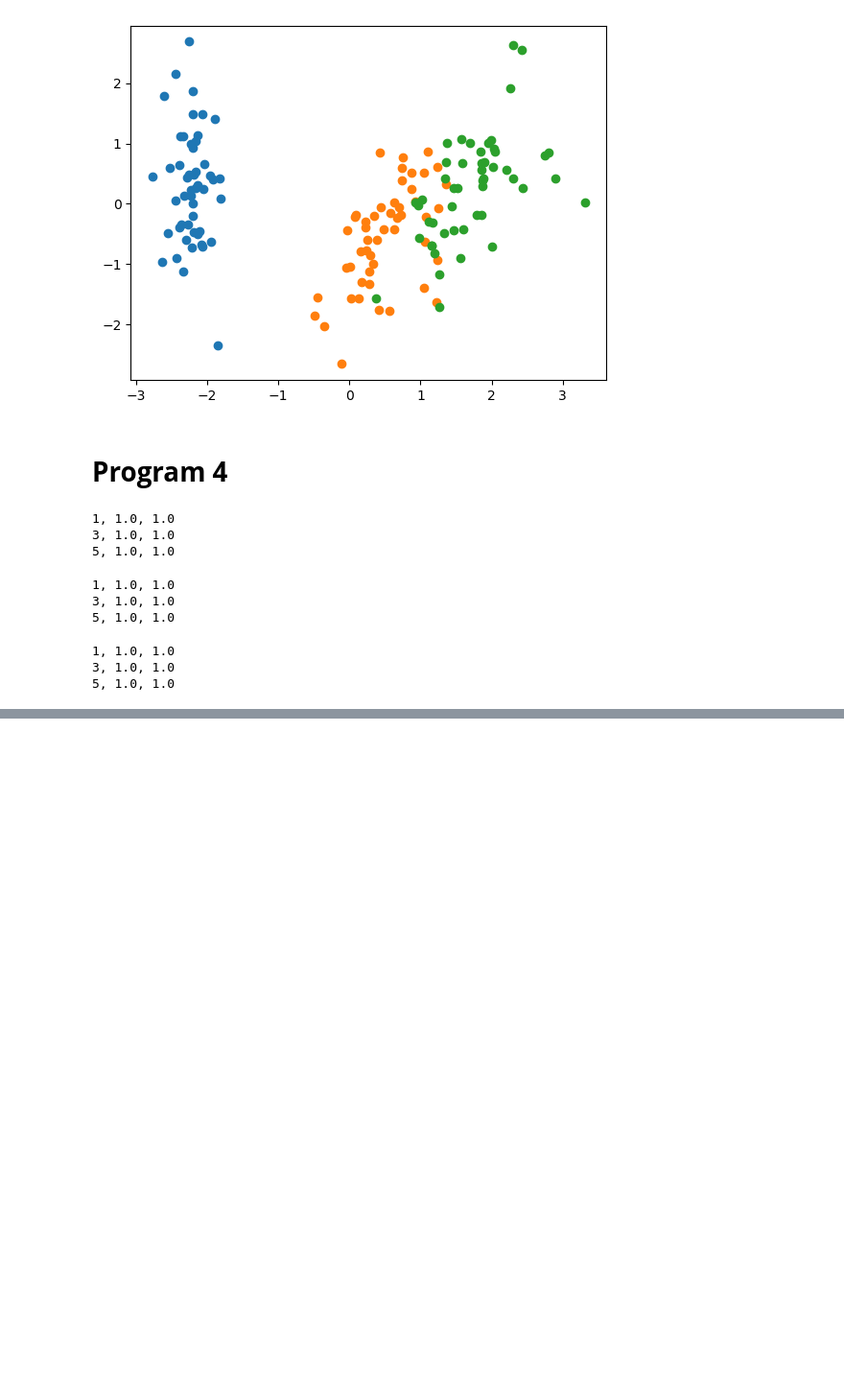
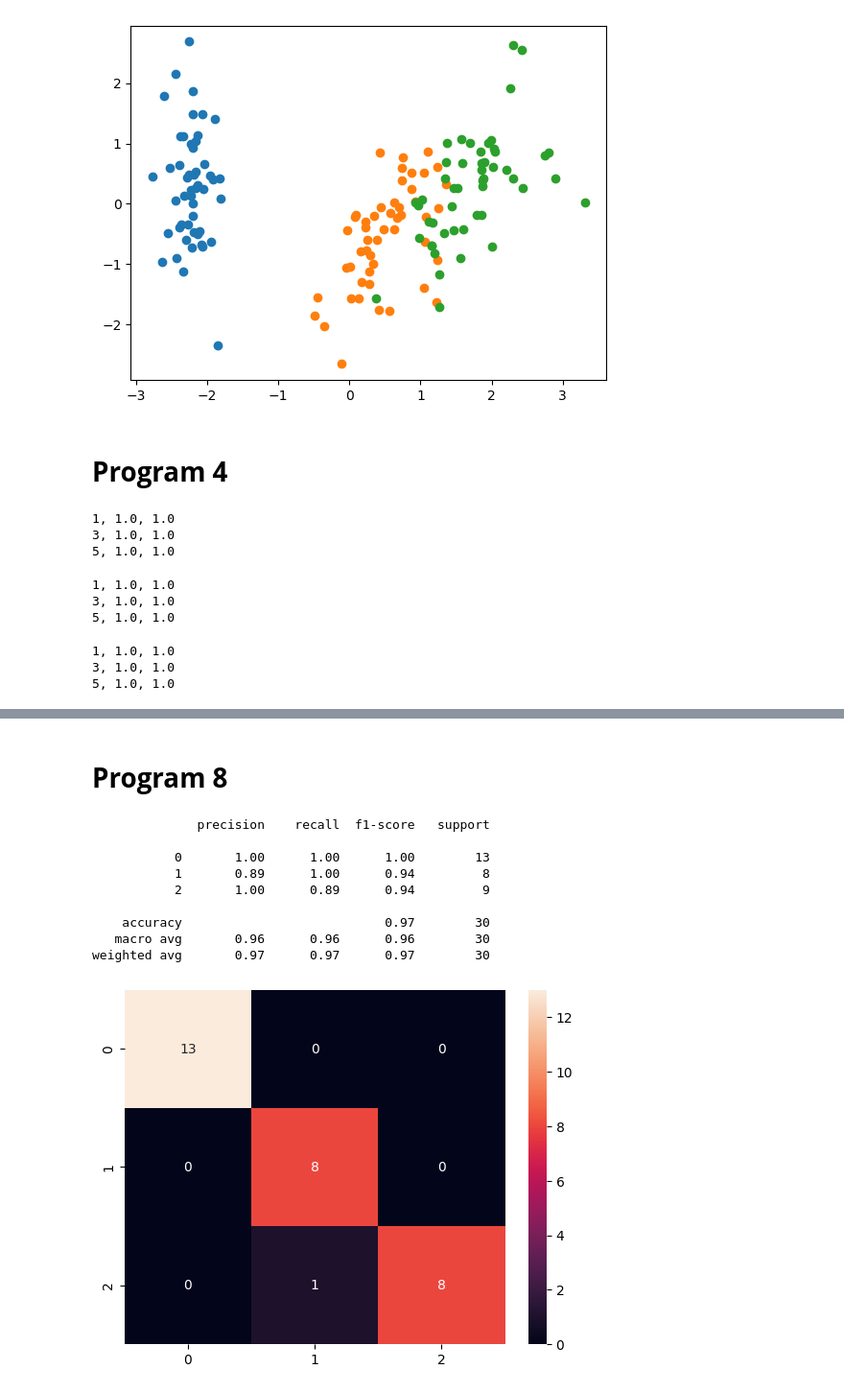
Before and after one commit to Rayz4010/important, a Jupyter notebook: 6th sem/ML/practice.ipynb, the cells around one changed output, grey strips where cells are left out. Shown at 96% size. Drawn from its saved outputs; the diff is of its cells as text; code cells hidden in the pictures; blank space fills up the shorter version.

```diff
--- a/6th sem/ML/practice.ipynb
+++ b/6th sem/ML/practice.ipynb
@@ -189,0 +312,31 @@ for k in k_val:
+# %% [markdown]
+# **Program 8**
+# %%
+import matplotlib.pyplot as plt
+import seaborn as sns
+from sklearn.naive_bayes import GaussianNB
+from sklearn.metrics import confusion_matrix as cmm, classification_report as crr
+from sklearn.datasets import load_iris
+from sklearn.model_selection import train_test_split as tts
+data=load_iris()
+x=data.data
+y=data.target
+x_train,x_test,y_train,y_test=tts(x,y,test_size=0.2,random_state=43)
+gb=GaussianNB()
+gb.fit(x_train,y_train)
+y_pred=gb.predict(x_test)
+print(crr(y_test,y_pred))
+cm=cmm(y_test,y_pred)
+sns.heatmap(cm,annot=True)
+plt.show()
+# %% [output]
+              precision    recall  f1-score   support
+
+           0       1.00      1.00      1.00        13
+           1       0.89      1.00      0.94         8
+           2       1.00      0.89      0.94         9
+
+    accuracy                           0.97        30
+   macro avg       0.96      0.96      0.96        30
+weighted avg       0.97      0.97      0.97        30
+[figure, added]
```
Also changed, not shown: parts of 8 cells of this notebook.
